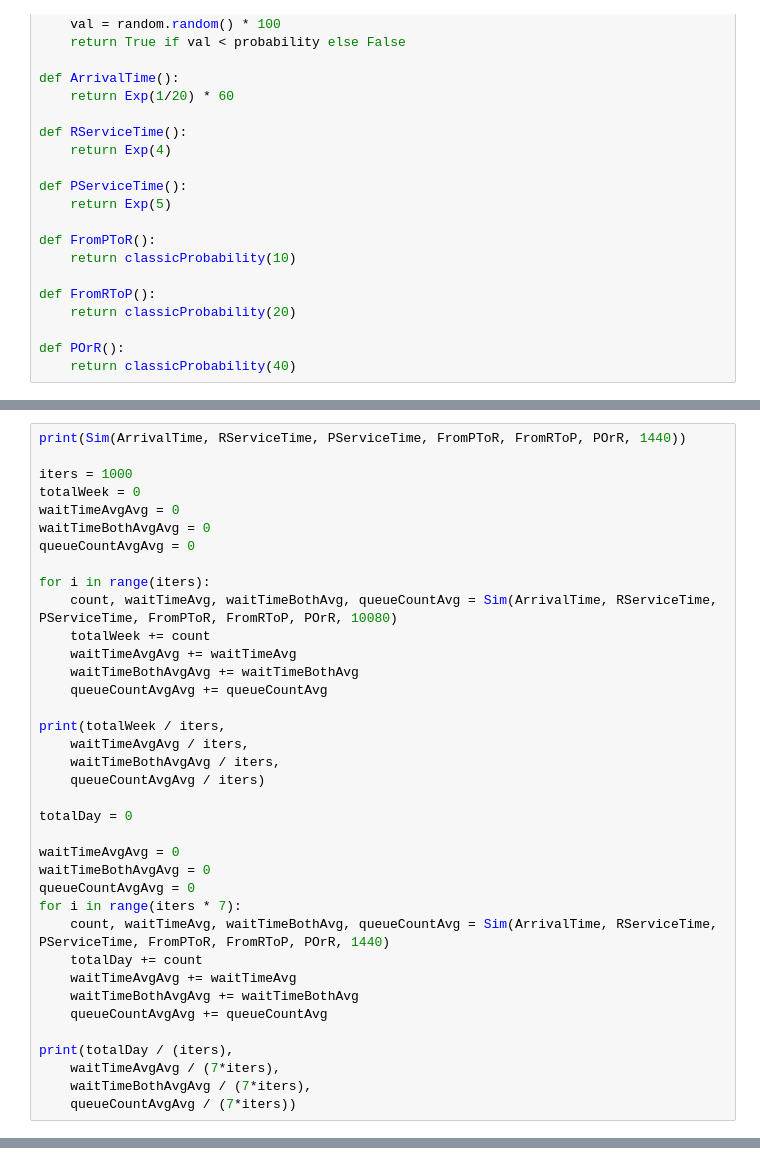
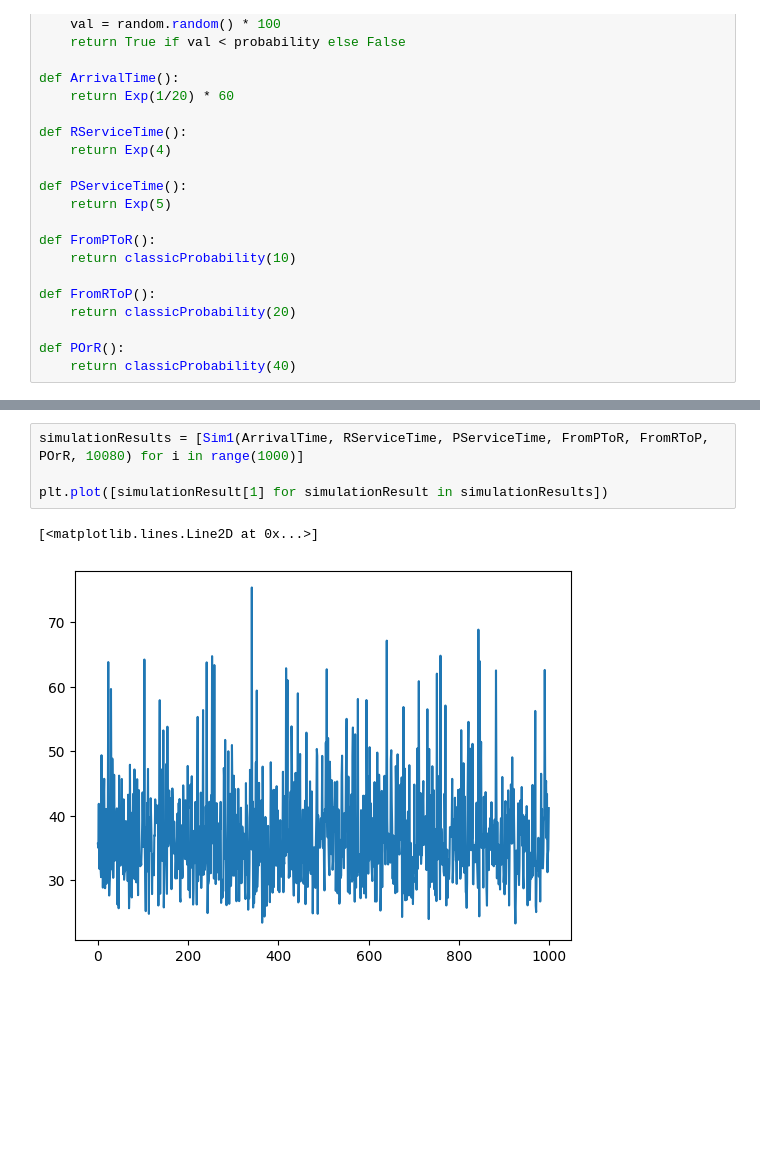
Before and after one commit to emryscv/Simulation-Queueing-theory, a Jupyter notebook: Simulation.ipynb, the cells around one changed output, grey strips where cells are left out. Cells and saved outputs as stored; diff of their text form; blank space fills up the shorter version.

```diff
--- a/Simulation.ipynb
+++ b/Simulation.ipynb
@@ -162,37 +204,0 @@ def Sim(ArrivalTime, RServiceTime, PServiceTime, FromPToR, FromRToP, POrR, maxTi
-# %%
-print(Sim(ArrivalTime, RServiceTime, PServiceTime, FromPToR, FromRToP, POrR, 1440))
-
-iters = 1000
-totalWeek = 0
-waitTimeAvgAvg = 0
-waitTimeBothAvgAvg = 0
-queueCountAvgAvg = 0
-
-for i in range(iters):
-    count, waitTimeAvg, waitTimeBothAvg, queueCountAvg = Sim(ArrivalTime, RServiceTime, PServiceTime, FromPToR, FromRToP, POrR, 10080)
-    totalWeek += count
-    waitTimeAvgAvg += waitTimeAvg
-    waitTimeBothAvgAvg += waitTimeBothAvg
-    queueCountAvgAvg += queueCountAvg
-
-print(totalWeek / iters,
-    waitTimeAvgAvg / iters,
-    waitTimeBothAvgAvg / iters,
-    queueCountAvgAvg / iters)
-
-totalDay = 0
-
-waitTimeAvgAvg = 0
-waitTimeBothAvgAvg = 0
-queueCountAvgAvg = 0
-for i in range(iters * 7):
-    count, waitTimeAvg, waitTimeBothAvg, queueCountAvg = Sim(ArrivalTime, RServiceTime, PServiceTime, FromPToR, FromRToP, POrR, 1440)
-    totalDay += count
-    waitTimeAvgAvg += waitTimeAvg
-    waitTimeBothAvgAvg += waitTimeBothAvg
-    queueCountAvgAvg += queueCountAvg
-
-print(totalDay / (iters),
-    waitTimeAvgAvg / (7*iters),
-    waitTimeBothAvgAvg / (7*iters),
-    queueCountAvgAvg / (7*iters))
@@ -202,0 +398,7 @@ print(totalDay / (iters),
+# %%
+simulationResults = [Sim1(ArrivalTime, RServiceTime, PServiceTime, FromPToR, FromRToP, POrR, 10080) for i in range(1000)]
+
+plt.plot([simulationResult[1] for simulationResult in simulationResults])
+# %% [output]
+[<matplotlib.lines.Line2D at 0x...>]
+[figure, added]
```
Also changed, not shown: parts of 17 cells of this notebook, 2 other files.
